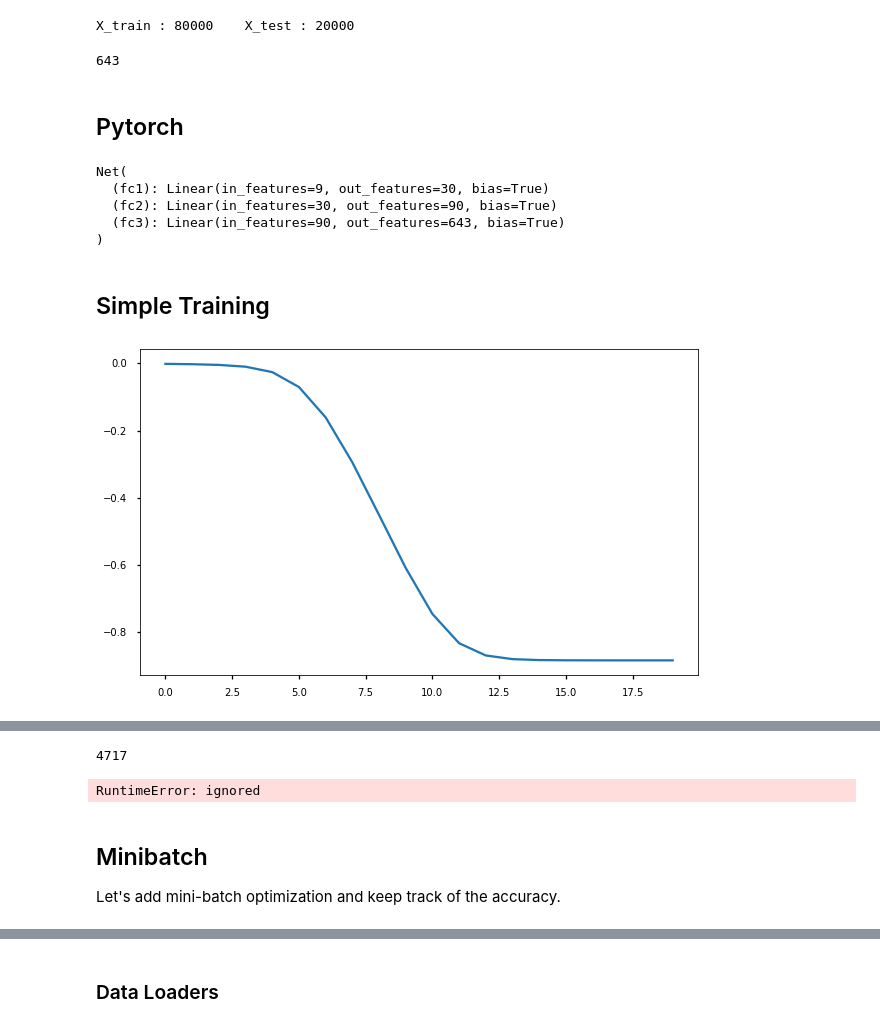
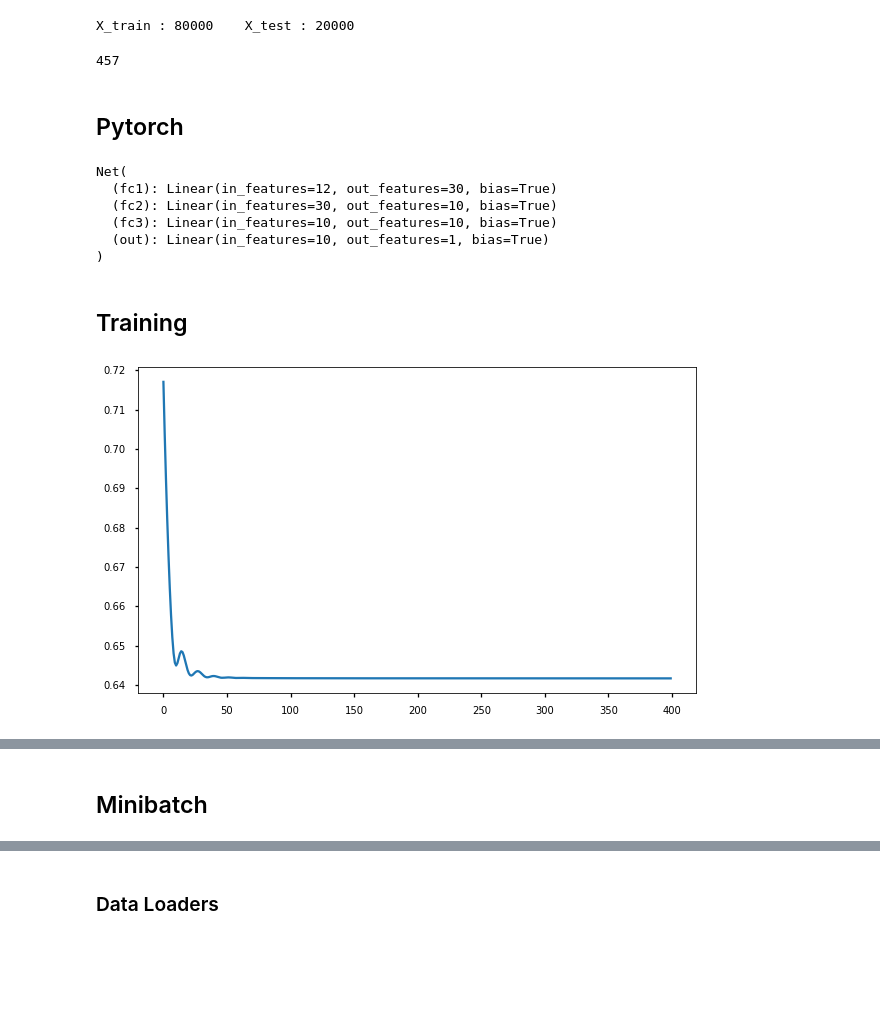
Before and after one commit to as2c/MLP---Cosmology, a Jupyter notebook: NN_Model.ipynb, the cells around one changed output, grey strips where cells are left out. Drawn from its saved outputs; the diff is of its cells as text; code cells hidden in the pictures; blank space fills up the shorter version.

```diff
--- a/NN_Model.ipynb
+++ b/NN_Model.ipynb
@@ -96,8 +97,8 @@ _=pd.plotting.scatter_matrix(data_mini.iloc[:,2:11], c=data_mini[target] , cmap
 # %% [markdown]
 ### Define Datasets
 # %%
-data = data.sort_values( by =['dc for 12.4'])
-X, Y = data.iloc[:,2:11], data.in_halo
+# data = data.sort_values( by =['dc for 12.4'])
+X, Y = data.iloc[:,3:15], data.in_halo
 # %%
 # Frequency of 1-class
 print("{} % of the stored data has class 1 ".format(100*Y.sum()/len(Y)))
@@ -130,9 +130,10 @@ X_test,X_train = np.array(X_test),np.array(X_train)
 Y_test,Y_train = np.array(Y_test),np.array(Y_train)
 X ,Y= np.array(X),np.array(Y)
 n_halo = len(set(data.haloID))
+n_feat = 15 - 3
 print(n_halo)
 # %% [output]
-643
+457
 # %% [markdown]
 ## Pytorch
 # %%
@@ -154,18 +155,19 @@ class Net(nn.Module):
 
     def __init__(self):
         super(Net, self).__init__()
-        self.fc1 = nn.Linear(9, 30)
-        self.fc2 = nn.Linear(30, 90)
-        self.fc3 = nn.Linear(90, n_halo)
+        self.fc1 = nn.Linear(n_feat, 30)
+        self.fc2 = nn.Linear(30, 10)
+        self.fc3 = nn.Linear(10, 10)
+        self.out = nn.Linear(10, 1)
+
+
 
     def forward(self, x):
         # x = x.view(-1, self.num_flat_features(x))
         x = F.relu(self.fc1(x))
-        x = F.relu(self.fc2(x))
-        x = self.fc3(x)
-
-        output = F.softmax(x, dim=1)
-
+        x = F.hardtanh(self.fc2(x))
+        x = F.elu(self.fc3(x))
+        output = self.out(x)
         return output
 
     def num_flat_features(self, x):
@@ -180,37 +182,42 @@ net = Net()
 print(net)
 # %% [output]
 Net(
-  (fc1): Linear(in_features=9, out_features=30, bias=True)
-  (fc2): Linear(in_features=30, out_features=90, bias=True)
-  (fc3): Linear(in_features=90, out_features=643, bias=True)
+  (fc1): Linear(in_features=12, out_features=30, bias=True)
+  (fc2): Linear(in_features=30, out_features=10, bias=True)
+  (fc3): Linear(in_features=10, out_features=10, bias=True)
+  (out): Linear(in_features=10, out_features=1, bias=True)
 )
 # %% [markdown]
-## Simple Training
+## Training
 # %%
 net = Net()
 
-optimizer = optim.Adam(net.parameters(), lr=.01, betas=(0.9, 0.999))
+optimizer = optim.Adam(net.parameters(), lr=.005, betas=(0.9, 0.999))
+# optimizer = optim.RMSprop(net.parameters(), lr=.001, alpha=0.9)
 # %%
 %%time
-epochs = 20
+epochs = 400
 
 #We also need to keep track of the loss.
 losses = []
 
 for i in range(epochs):
     #Clear the previous gradients
     optimizer.zero_grad()
 
     #Precit the output for Given input
     y_pred = net.forward(x_tr)
+    # y_tr = torch.reshape(y_tr, (65751,1))
+    y_pred = torch.sigmoid(torch.reshape(y_pred, (-1,)))
+    y_tr = torch.reshape(y_tr, (-1,))#.to(torch.float32)
+    loss = nn.BCELoss()
+    l = loss(y_pred, y_tr)
+    losses += [l]
 
-    loss = F.nll_loss(y_pred, y_tr)
-    losses += [loss]
-
-    loss.backward()
+    l.backward()
     optimizer.step()
 
 plt.plot(losses)
 plt.show()
 # %% [output]
-[figure, old version]
+[figure, new version]
@@ -219,16 +226,5 @@ Wall time: 44.6 s
-# %%
-ind = np.random.randint(0, len(x_ts))
-print(ind)
-# plt.imshow(x_ts[ind] )
-pred = net.forward(x_ts[ind].view(-1,32,32)).argmax()
-print(f'This sample is a {pred}.\n')
-# %% [output]
-4717
-RuntimeError: ignored
-# %% [markdown]
-## Minibatch
-
-Let's add mini-batch optimization and keep track of the accuracy.
+# %% [markdown]
+## Minibatch
 # %%
 # del net
 net = Net()
```
Also changed, not shown: parts of 38 cells of this notebook.
